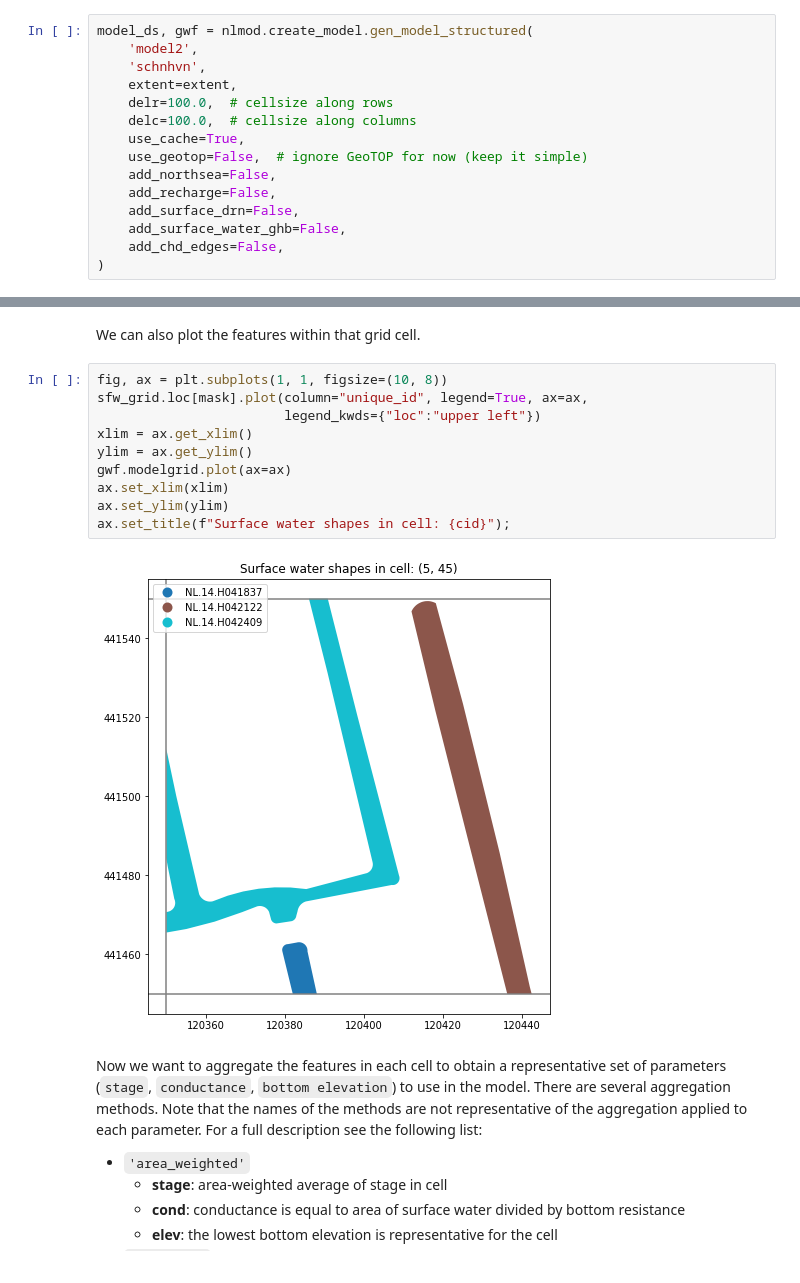
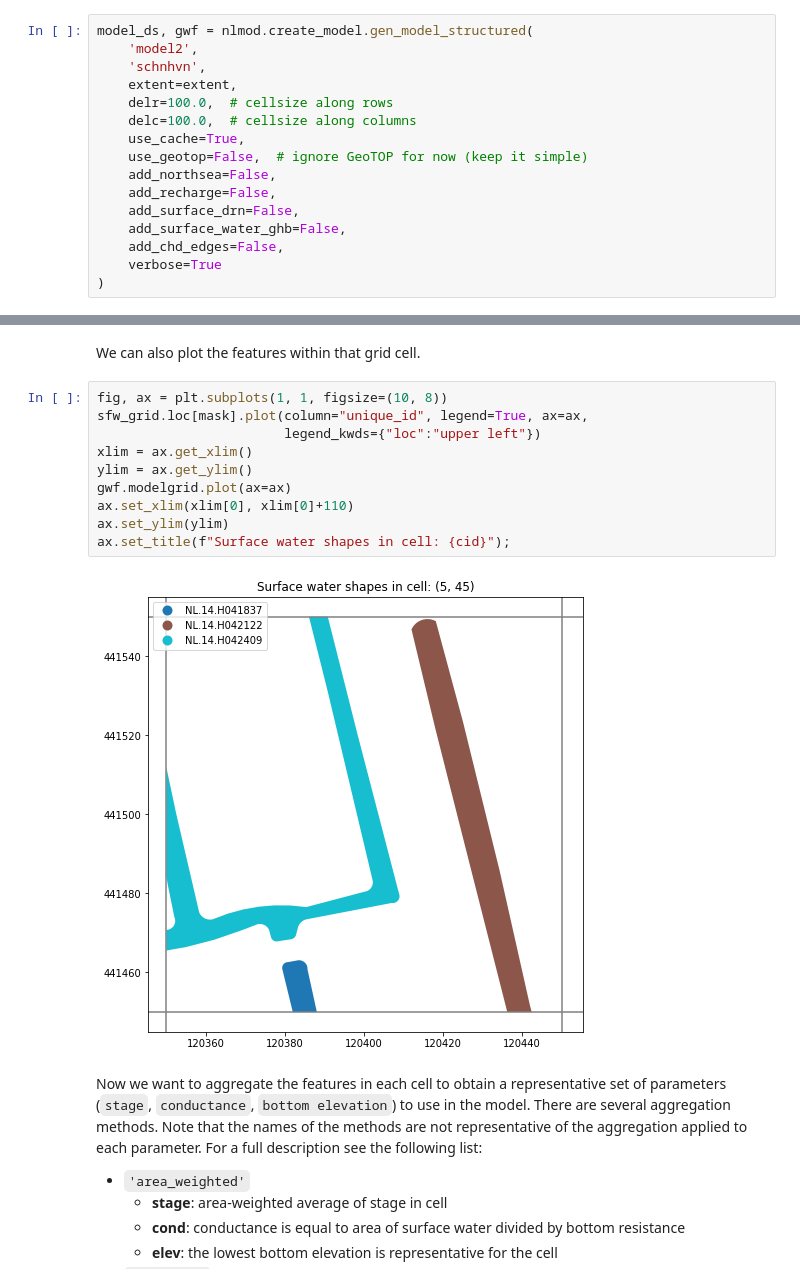
Before and after one commit to gwmod/nlmod, a Jupyter notebook: examples/02_surface_water.ipynb, the cells around one changed output, grey strips where cells are left out. Drawn from its saved outputs; the diff is of its cells as text.

```diff
--- a/examples/02_surface_water.ipynb
+++ b/examples/02_surface_water.ipynb
@@ -108,4 +113,5 @@ model_ds, gwf = nlmod.create_model.gen_model_structured(
     add_surface_drn=False,
     add_surface_water_ghb=False,
     add_chd_edges=False,
+    verbose=True
 )
@@ -158,15 +182,15 @@ We can also plot the features within that grid cell.
 # %%
 fig, ax = plt.subplots(1, 1, figsize=(10, 8))
 sfw_grid.loc[mask].plot(column="unique_id", legend=True, ax=ax,
                         legend_kwds={"loc":"upper left"})
 xlim = ax.get_xlim()
 ylim = ax.get_ylim()
 gwf.modelgrid.plot(ax=ax)
-ax.set_xlim(xlim)
+ax.set_xlim(xlim[0], xlim[0]+110)
 ax.set_ylim(ylim)
 ax.set_title(f"Surface water shapes in cell: {cid}");
 # %% [output]
-[figure, old version]
+[figure, new version]
 # %% [markdown]
 Now we want to aggregate the features in each cell to obtain a representative set of parameters (`stage`, `conductance`, `bottom elevation`) to use in the model. There are several aggregation methods. Note that the names of the methods are not representative of the aggregation applied to each parameter. For a full description see the following list:
 
```
Also changed, not shown: parts of 8 cells of this notebook.
